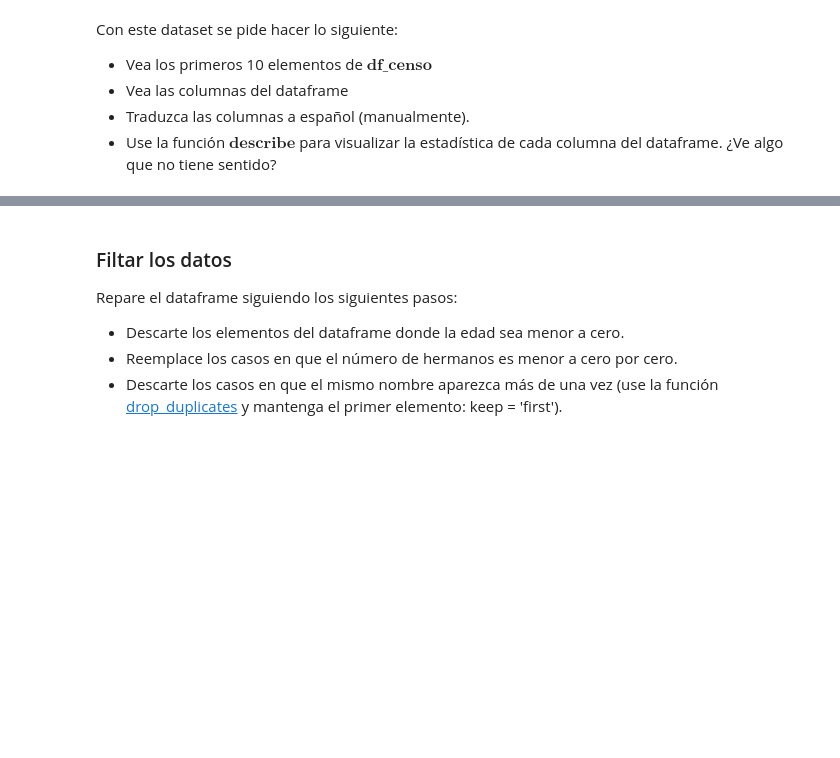
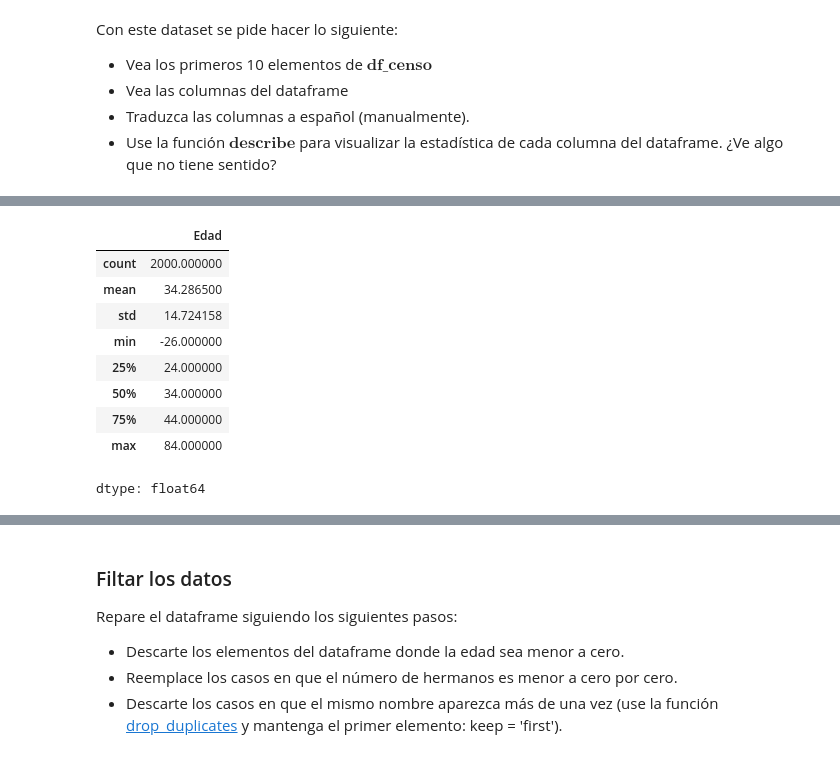
Before and after one commit to AstroOlguin/Tarea-1, a Jupyter notebook: Tarea_1.ipynb, the cells around one changed output, grey strips where cells are left out. Saved outputs shown, nothing was run; the diff lists cells and outputs as text; code cells hidden in the pictures; blank space fills up the shorter version.

```diff
--- a/Tarea_1.ipynb
+++ b/Tarea_1.ipynb
@@ -255,3 +253,7 @@ path = ''
+# %%
+path = '/content/drive/MyDrive/Modulos/censo.csv'
+
+df_censo = pd.read_csv(path)
 # %% [markdown]
 Con este dataset se pide hacer lo siguiente:
 
@@ -263,0 +312,4 @@ Con este dataset se pide hacer lo siguiente:
+# %%
+# Traducir las columnas al español
+
+df_censo2 = df_censo.rename(columns={"name":"Nombre","city":"Ciudad","age":"Edad","n_siblings":"Número de Hermanos"}) #La función
@@ -263,0 +337,13 @@ Con este dataset se pide hacer lo siguiente:
+# %%
+df_censo2["Edad"].describe() # Vemos las estadísticas de la columna "Edad"
+# %% [output]
+|  | Edad |
+| count | 2000.000000 |
+| mean | 34.286500 |
+| std | 14.724158 |
+| min | -26.000000 |
+| 25% | 24.000000 |
+| 50% | 34.000000 |
+| 75% | 44.000000 |
+| max | 84.000000 |
+dtype: float64
```
Also changed, not shown: parts of 12 cells of this notebook.
